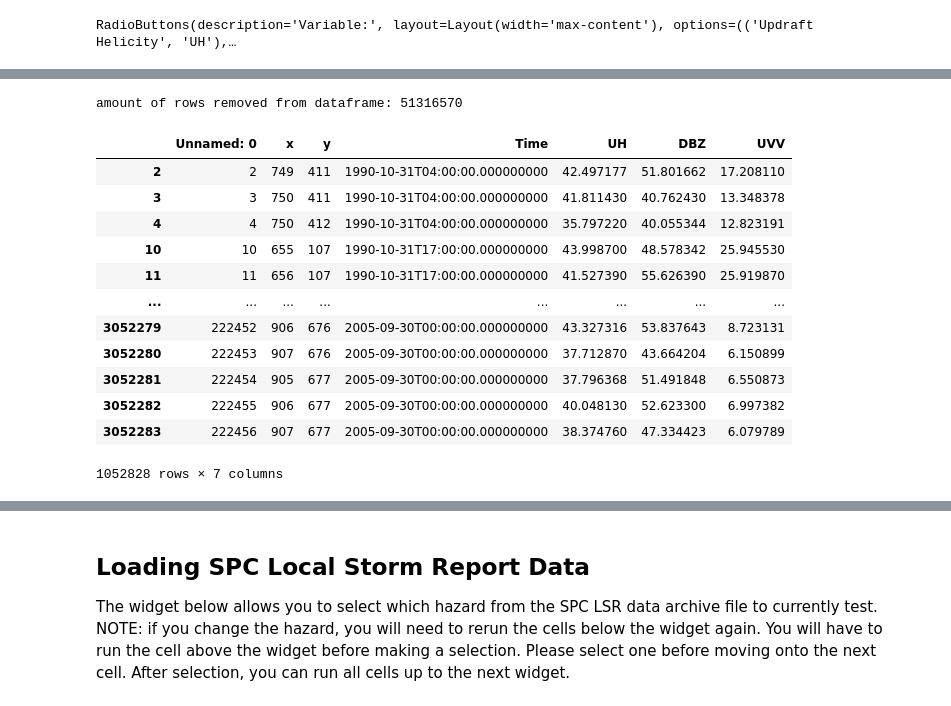
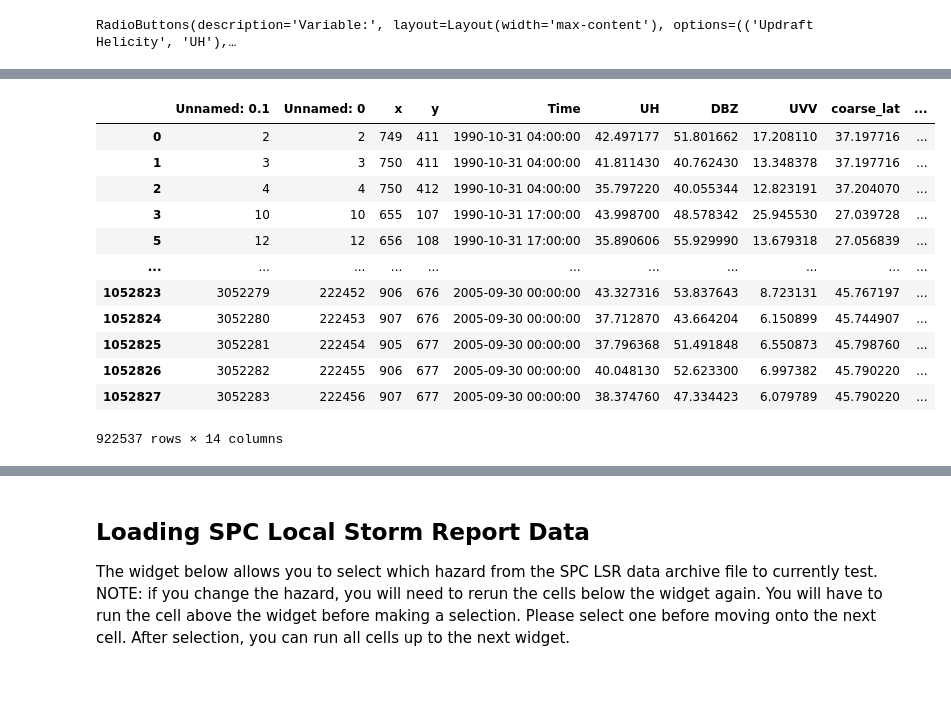
Before and after one commit to jcorner1/SYN_SERV, a Jupyter notebook: Practice_Code/Verification/FSS_Single_hazard_Widget_var_verification_testing.ipynb, the cells around one changed output, grey strips where cells are left out. Saved outputs shown, nothing was run; the diff lists cells and outputs as text; code cells hidden in the pictures.

```diff
--- a/Practice_Code/Verification/FSS_Single_hazard_Widget_var_verification_testing.ipynb
+++ b/Practice_Code/Verification/FSS_Single_hazard_Widget_var_verification_testing.ipynb
@@ -199,29 +168,27 @@ df
-# %%
-#threshold the files
-df_wrf = df[((df['DBZ'] >= 40.0) & (df['UH'] >= 35.0))]
-print(f'amount of rows removed from dataframe: {len(df) - len(df_wrf)}')
-df_wrf
-# %% [output]
-amount of rows removed from dataframe: 51316570
-|  | Unnamed: 0 | x | y | Time | UH | DBZ | UVV |
-| 2 | 2 | 749 | 411 | 1990-10-31T04:00:00.000000000 | 42.497177 | 51.801662 | 17.208110 |
-| 3 | 3 | 750 | 411 | 1990-10-31T04:00:00.000000000 | 41.811430 | 40.762430 | 13.348378 |
-| 4 | 4 | 750 | 412 | 1990-10-31T04:00:00.000000000 | 35.797220 | 40.055344 | 12.823191 |
-| 10 | 10 | 655 | 107 | 1990-10-31T17:00:00.000000000 | 43.998700 | 48.578342 | 25.945530 |
-| 11 | 11 | 656 | 107 | 1990-10-31T17:00:00.000000000 | 41.527390 | 55.626390 | 25.919870 |
-| ... | ... | ... | ... | ... | ... | ... | ... |
-| 3052279 | 222452 | 906 | 676 | 2005-09-30T00:00:00.000000000 | 43.327316 | 53.837643 | 8.723131 |
-| 3052280 | 222453 | 907 | 676 | 2005-09-30T00:00:00.000000000 | 37.712870 | 43.664204 | 6.150899 |
-| 3052281 | 222454 | 905 | 677 | 2005-09-30T00:00:00.000000000 | 37.796368 | 51.491848 | 6.550873 |
-| 3052282 | 222455 | 906 | 677 | 2005-09-30T00:00:00.000000000 | 40.048130 | 52.623300 | 6.997382 |
-| 3052283 | 222456 | 907 | 677 | 2005-09-30T00:00:00.000000000 | 38.374760 | 47.334423 | 6.079789 |
-1052828 rows × 7 columns
 # %%
 #convert from raw count to convective days
-df_wrf['Time'] = pd.to_datetime(df_wrf['Time']) + pd.DateOffset(hours=12)
+df_wrf['Time'] = pd.to_datetime(df_wrf['Time'])
 df_wrf['New_Time'] = pd.to_datetime(df_wrf['Time']) + pd.DateOffset(hours=12)
 
 #seperate timing values into their own column
 df_wrf['Year'] = pd.to_datetime(df_wrf['New_Time']).dt.year
 df_wrf['Month'] = pd.to_datetime(df_wrf['New_Time']).dt.month
 df_wrf['Day'] = pd.to_datetime(df_wrf['New_Time']).dt.day
+
+#drop duplicate days
+df_wrf = df_wrf.drop_duplicates(subset=['coarse_lat','coarse_lon','Year', 'Month','Day'])
+df_wrf
+# %% [output]
+|  | Unnamed: 0.1 | Unnamed: 0 | x | y | Time | UH | DBZ | UVV | coarse_lat | ... |
+| 0 | 2 | 2 | 749 | 411 | 1990-10-31 04:00:00 | 42.497177 | 51.801662 | 17.208110 | 37.197716 | ... |
+| 1 | 3 | 3 | 750 | 411 | 1990-10-31 04:00:00 | 41.811430 | 40.762430 | 13.348378 | 37.197716 | ... |
+| 2 | 4 | 4 | 750 | 412 | 1990-10-31 04:00:00 | 35.797220 | 40.055344 | 12.823191 | 37.204070 | ... |
+| 3 | 10 | 10 | 655 | 107 | 1990-10-31 17:00:00 | 43.998700 | 48.578342 | 25.945530 | 27.039728 | ... |
+| 5 | 12 | 12 | 656 | 108 | 1990-10-31 17:00:00 | 35.890606 | 55.929990 | 13.679318 | 27.056839 | ... |
+| ... | ... | ... | ... | ... | ... | ... | ... | ... | ... | ... |
+| 1052823 | 3052279 | 222452 | 906 | 676 | 2005-09-30 00:00:00 | 43.327316 | 53.837643 | 8.723131 | 45.767197 | ... |
+| 1052824 | 3052280 | 222453 | 907 | 676 | 2005-09-30 00:00:00 | 37.712870 | 43.664204 | 6.150899 | 45.744907 | ... |
+| 1052825 | 3052281 | 222454 | 905 | 677 | 2005-09-30 00:00:00 | 37.796368 | 51.491848 | 6.550873 | 45.798760 | ... |
+| 1052826 | 3052282 | 222455 | 906 | 677 | 2005-09-30 00:00:00 | 40.048130 | 52.623300 | 6.997382 | 45.790220 | ... |
+| 1052827 | 3052283 | 222456 | 907 | 677 | 2005-09-30 00:00:00 | 38.374760 | 47.334423 | 6.079789 | 45.790220 | ... |
+922537 rows × 14 columns
```
Also changed, not shown: parts of 16 cells of this notebook.
